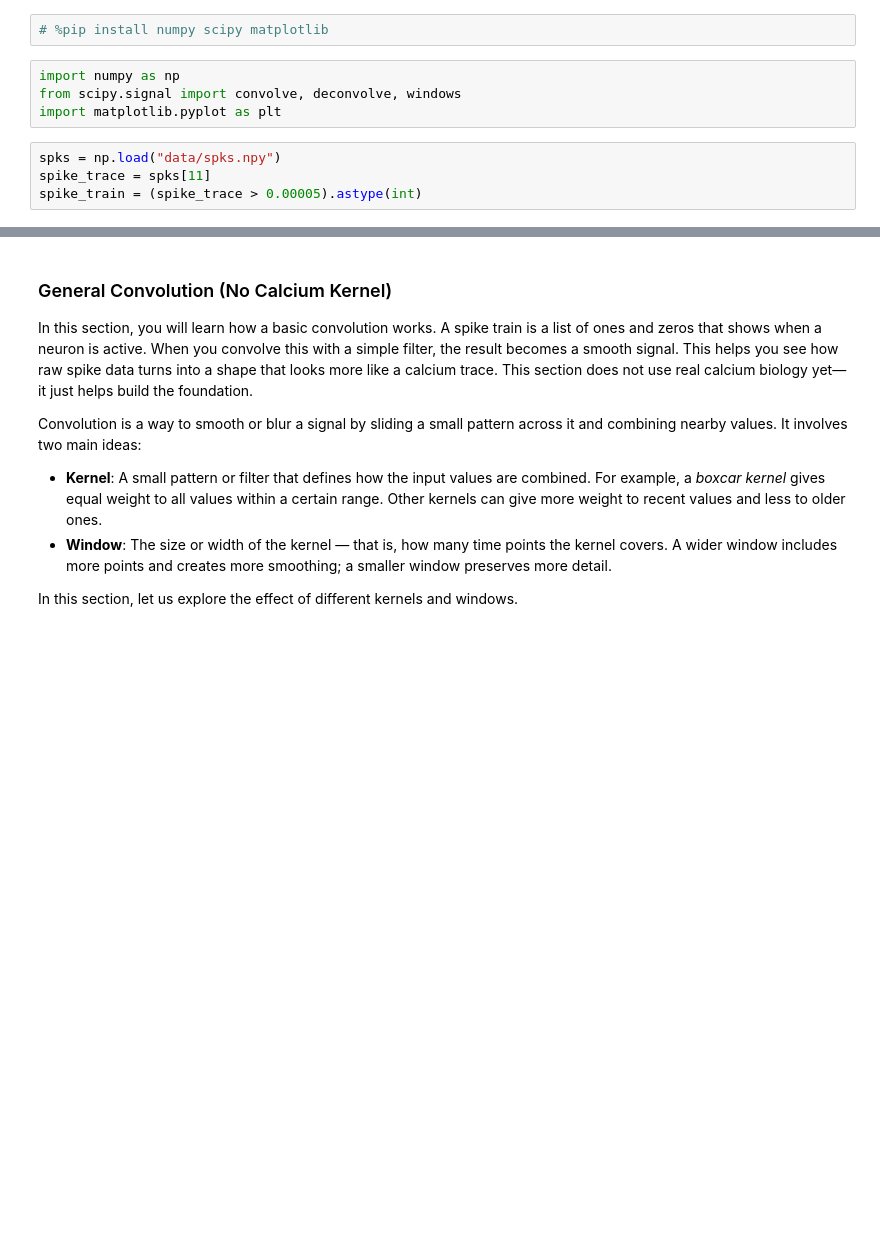
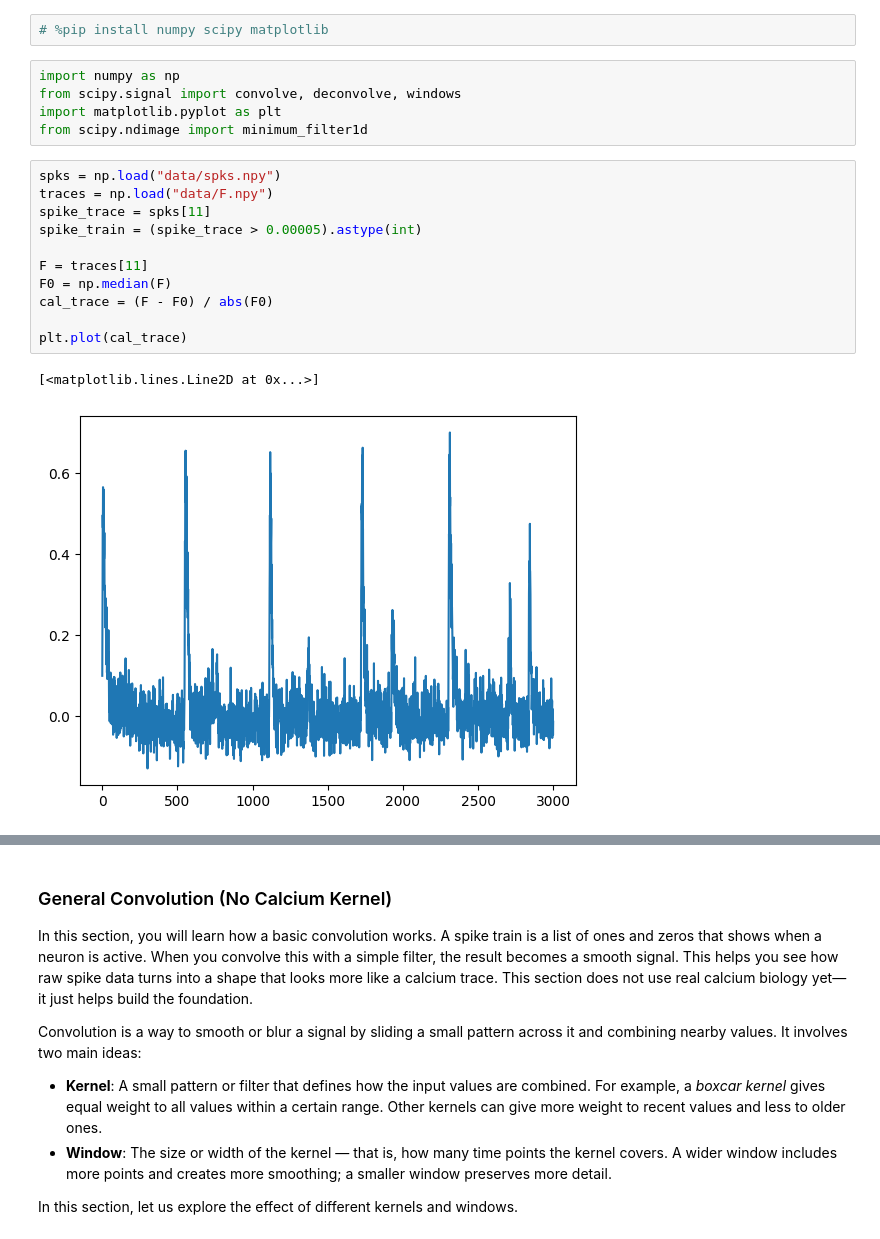
Before and after one commit to sangeethankumar/Courses, a Jupyter notebook: CalciumImaging/Draft2/01. .ipynb, the cells around one changed output, grey strips where cells are left out. Drawn from its saved outputs; the diff is of its cells as text; blank space fills up the shorter version.

```diff
--- a/CalciumImaging/Draft2/01. .ipynb
+++ b/CalciumImaging/Draft2/01. .ipynb
@@ -4,8 +4,19 @@
 import numpy as np
 from scipy.signal import convolve, deconvolve, windows
 import matplotlib.pyplot as plt
+from scipy.ndimage import minimum_filter1d
 # %%
 spks = np.load("data/spks.npy")
+traces = np.load("data/F.npy")
 spike_trace = spks[11]
 spike_train = (spike_trace > 0.00005).astype(int)
+
+F = traces[11]
+F0 = np.median(F)
+cal_trace = (F - F0) / abs(F0)
+
+plt.plot(cal_trace)
+# %% [output]
+[<matplotlib.lines.Line2D at 0x...>]
+[figure, added]
 # %% [markdown]
```
Also changed, not shown: parts of 26 cells of this notebook.
